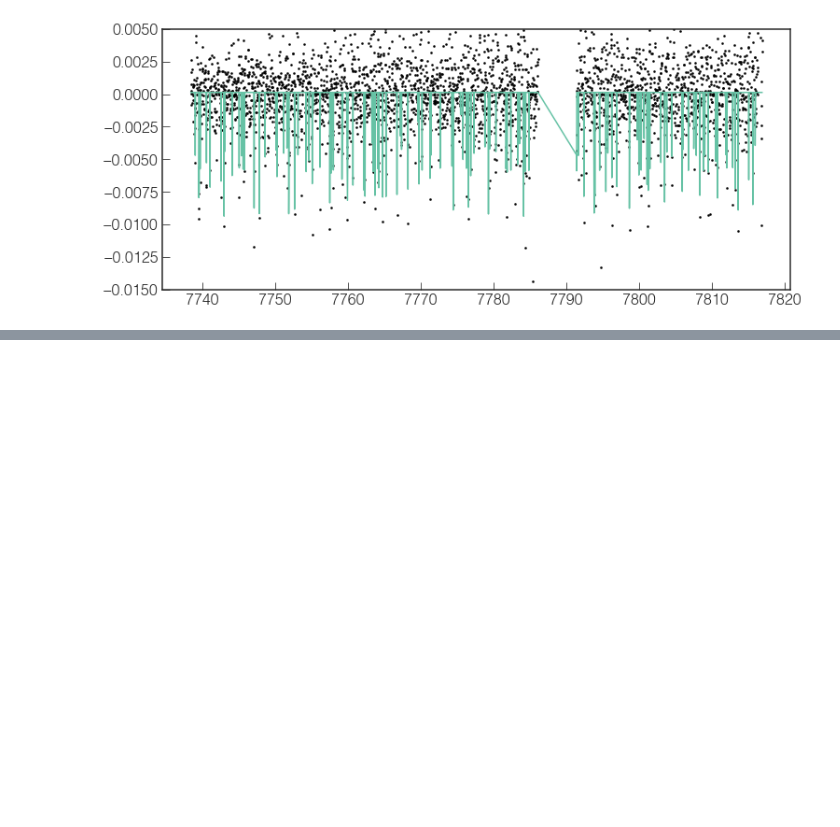
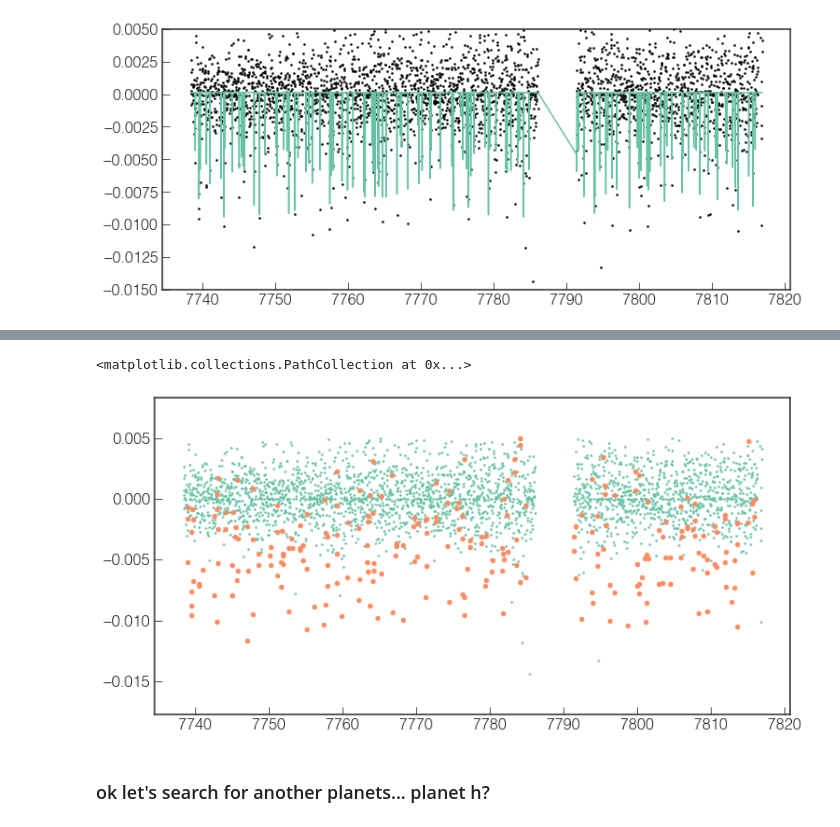
Before and after one commit to mrtommyb/trappist-lc, a Jupyter notebook: TRAPPIST-1-transit-code.ipynb, the cells around one changed output, grey strips where cells are left out. Saved outputs shown, nothing was run; the diff lists cells and outputs as text; code cells hidden in the pictures; blank space fills up the shorter version.

```diff
--- a/TRAPPIST-1-transit-code.ipynb
+++ b/TRAPPIST-1-transit-code.ipynb
@@ -160,0 +177,10 @@ rho = 50.0
+# %%
+# data in/out of transit
+fig, ax = plt.subplots(1, 1, figsize=[11,6])
+ax.scatter(time[fitT.transitmodel > 0],flux[fitT.transitmodel > 0], s=4)
+ax.scatter(time[fitT.transitmodel <= 0],flux[fitT.transitmodel <= 0], s=25)
+# %% [output]
+<matplotlib.collections.PathCollection at 0x...>
+[figure, added]
+# %% [markdown]
+### ok let's search for another planets... planet h?
```
Also changed, not shown: parts of 8 cells of this notebook, 1 other file.
